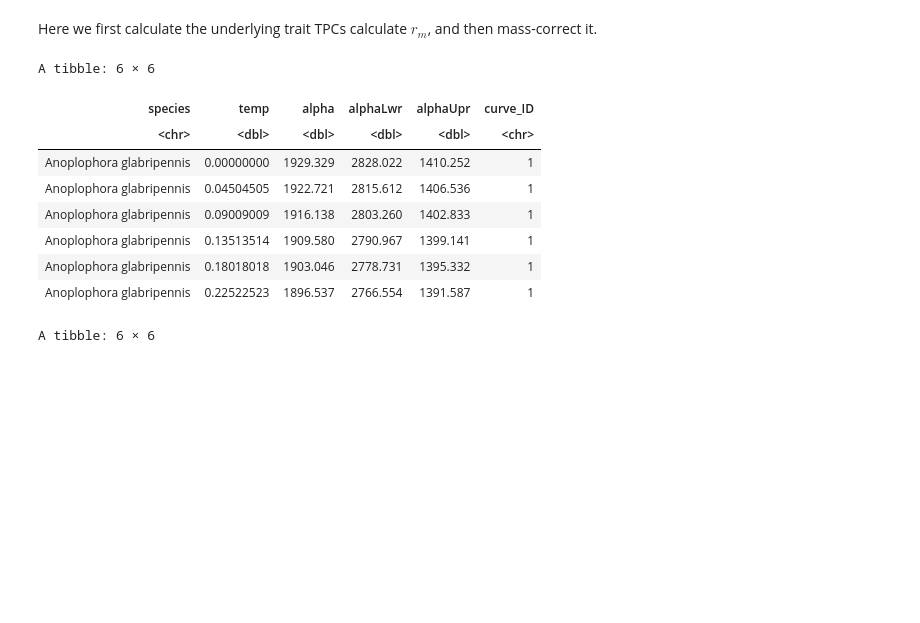
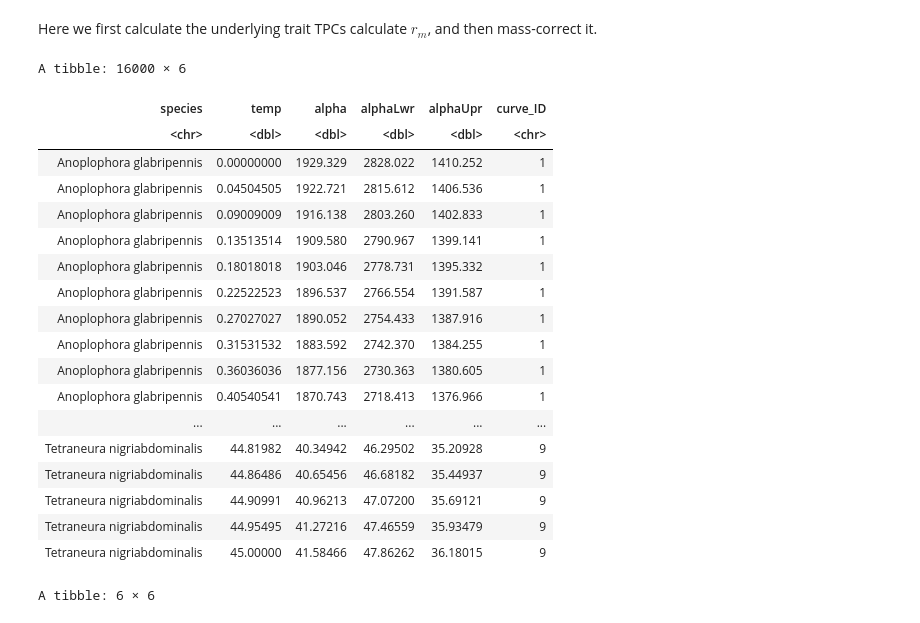
Before and after one commit to EcoEngLab/TraitMismatchPaper-main, a Jupyter notebook: code/04_rmCalcs.ipynb, the cells around one changed output. Saved outputs shown, nothing was run; the diff lists cells and outputs as text; code cells hidden in the pictures; blank space fills up the shorter version.

```diff
--- a/code/04_rmCalcs.ipynb
+++ b/code/04_rmCalcs.ipynb
@@ -36,35 +54,45 @@ alpha <- as_tibble(read.csv('../data/AlphaPredictions.csv')) %>%
   mutate(temp = as.numeric(temp)) %>%
   filter(species == 'Anoplophora glabripennis' |
          species == 'Halyomorpha halys' |
          species == 'Aedes aegypti'|
          species == 'Anthonomus grandis' |
          species == 'Paracoccus marginatus' |
          species == 'Acyrthosiphon pisum' |
          species == 'Aphis gossypii' |
          species == 'Bemisia tabaci' |
          species == 'Tetraneura nigriabdominalis' |
          species == 'Stethorus punctillum' |
          species == 'Tetranychus mcdanieli' |
          species == 'Muscidifurax zaraptor' |
          species == 'Aphis nasturtii' |
          species == 'Rhopalosiphum maidis' |
          species == 'Thrips hawaiiensis' |
          species == 'Helicoverpa armigera') %>%
   mutate(curve_ID = eval(parse(text=spps))) %>%
   arrange(curve_ID)
 
 #alpha %>% distinct(species, curve_ID) %>% print(n=50)
-head(alpha)
+alpha
 # %% [output]
-A tibble: 6 × 6
+A tibble: 16000 × 6
 | species | temp | alpha | alphaLwr | alphaUpr | curve_ID |
 | <chr> | <dbl> | <dbl> | <dbl> | <dbl> | <chr> |
 | Anoplophora glabripennis | 0.00000000 | 1929.329 | 2828.022 | 1410.252 | 1 |
 | Anoplophora glabripennis | 0.04504505 | 1922.721 | 2815.612 | 1406.536 | 1 |
 | Anoplophora glabripennis | 0.09009009 | 1916.138 | 2803.260 | 1402.833 | 1 |
 | Anoplophora glabripennis | 0.13513514 | 1909.580 | 2790.967 | 1399.141 | 1 |
 | Anoplophora glabripennis | 0.18018018 | 1903.046 | 2778.731 | 1395.332 | 1 |
 | Anoplophora glabripennis | 0.22522523 | 1896.537 | 2766.554 | 1391.587 | 1 |
+| Anoplophora glabripennis | 0.27027027 | 1890.052 | 2754.433 | 1387.916 | 1 |
+| Anoplophora glabripennis | 0.31531532 | 1883.592 | 2742.370 | 1384.255 | 1 |
+| Anoplophora glabripennis | 0.36036036 | 1877.156 | 2730.363 | 1380.605 | 1 |
+| Anoplophora glabripennis | 0.40540541 | 1870.743 | 2718.413 | 1376.966 | 1 |
+| ... | ... | ... | ... | ... | ... |
+| Tetraneura nigriabdominalis | 44.81982 | 40.34942 | 46.29502 | 35.20928 | 9 |
+| Tetraneura nigriabdominalis | 44.86486 | 40.65456 | 46.68182 | 35.44937 | 9 |
+| Tetraneura nigriabdominalis | 44.90991 | 40.96213 | 47.07200 | 35.69121 | 9 |
+| Tetraneura nigriabdominalis | 44.95495 | 41.27216 | 47.46559 | 35.93479 | 9 |
+| Tetraneura nigriabdominalis | 45.00000 | 41.58466 | 47.86262 | 36.18015 | 9 |
 # %%
 zj  <- as_tibble(read.csv('../data/zjPredictions.csv'))  %>%
   select(species, temp, zj, zjLwr, zjUpr, curve_ID) %>%
```
Also changed, not shown: parts of 1 cell of this notebook, 10 other files.
